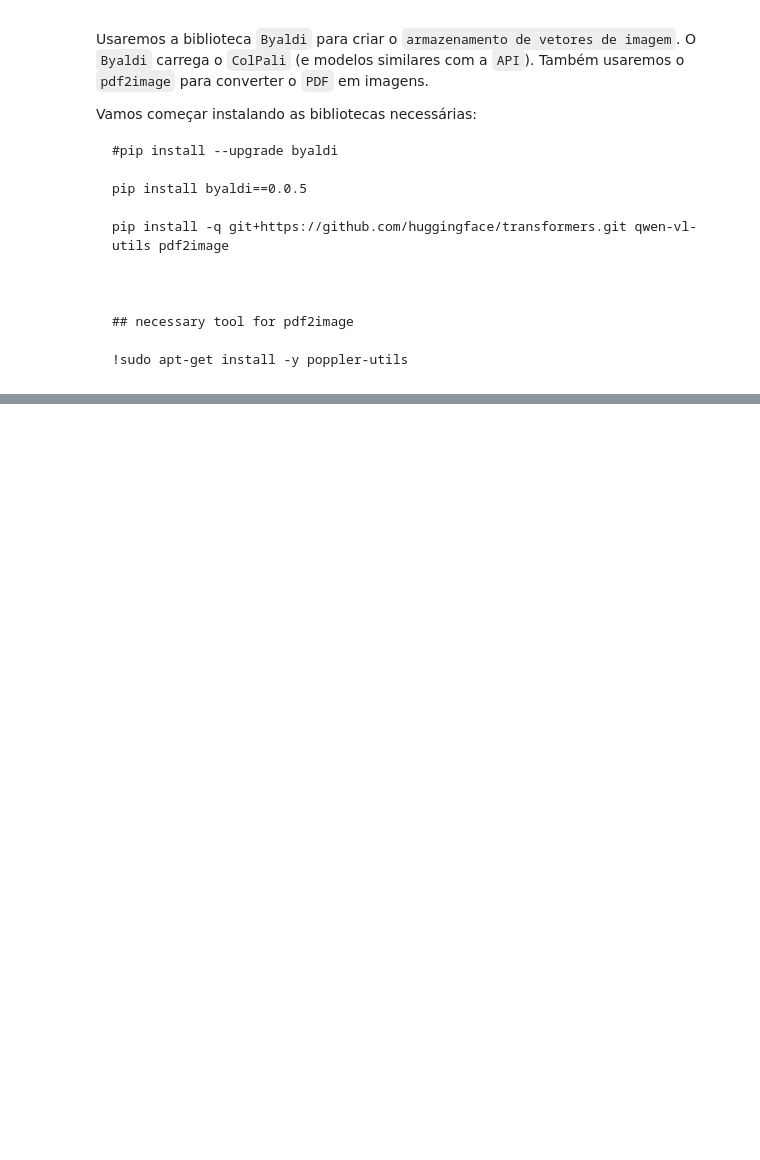
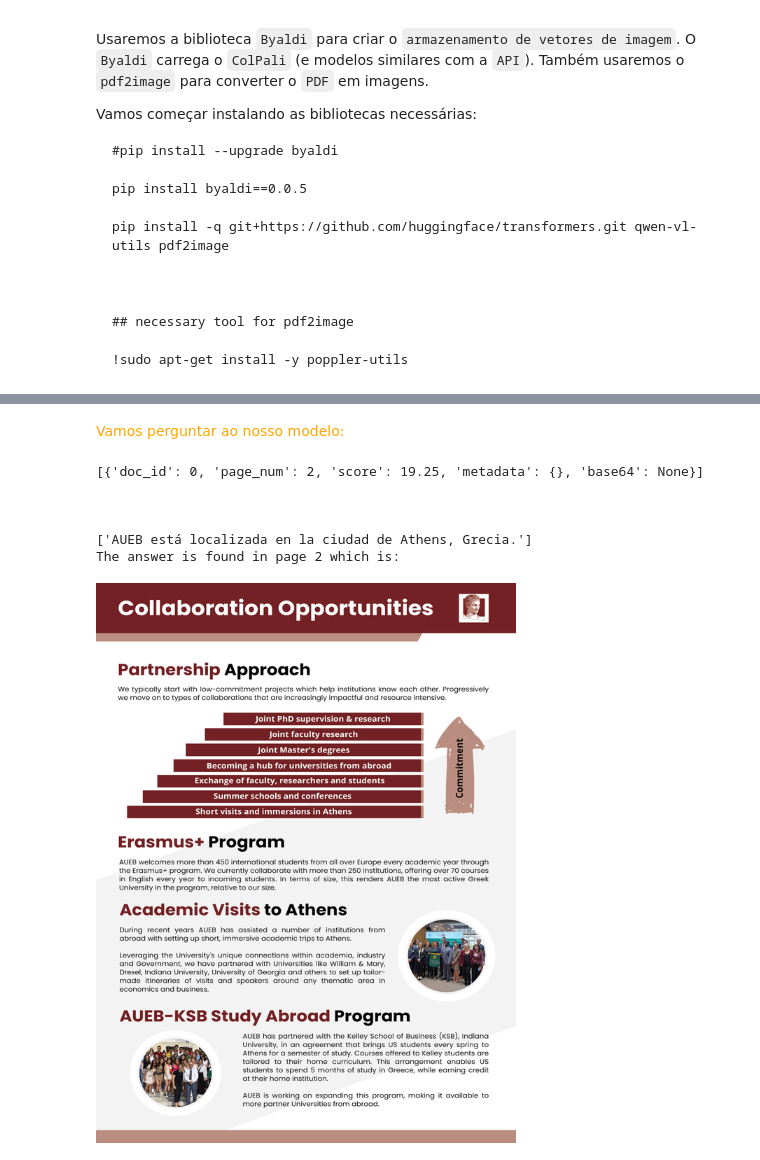
Before and after one commit to EddyGiusepe/Exploring_the_World_of_Programming_with_Python, a Jupyter notebook: 36_Vision_Language_Model-vLLM/1_vLLM.ipynb, the cells around one changed output, grey strips where cells are left out. Drawn from its saved outputs; the diff is of its cells as text; code cells hidden in the pictures; blank space fills up the shorter version.

Commit message:
Usando modelos de Visão

```diff
--- a/36_Vision_Language_Model-vLLM/1_vLLM.ipynb
+++ b/36_Vision_Language_Model-vLLM/1_vLLM.ipynb
@@ -347,0 +387,10 @@ pip install -q git+https://github.com/huggingface/transformers.git qwen-vl-utils
+# %%
+from byaldi import RAGMultiModalModel
+
+RAG = RAGMultiModalModel.from_pretrained("vidore/colpali")
+
+RAG.index(
+    input_path=pdf_filepath,
+    index_name="image_index", # index will be saved at .byaldi/index_name/
+    store_collection_with_index=False,
+    overwrite=True)
@@ -347,0 +417,12 @@ pip install -q git+https://github.com/huggingface/transformers.git qwen-vl-utils
+# %%
+from transformers import Qwen2VLForConditionalGeneration, AutoTokenizer, AutoProcessor
+from qwen_vl_utils import process_vision_info
+import torch
+
+
+vlm_name = "Qwen/Qwen2-VL-2B-Instruct"
+model = Qwen2VLForConditionalGeneration.from_pretrained(vlm_name,
+                                                        torch_dtype="auto", # "auto"
+                                                        device_map="cpu") # "auto"
+
+processor = AutoProcessor.from_pretrained(vlm_name)
@@ -347,0 +486,18 @@ pip install -q git+https://github.com/huggingface/transformers.git qwen-vl-utils
+# %% [markdown]
+<font color="orange">Vamos perguntar ao nosso modelo:</font>
+# %%
+text_query = "Onde a AUEB está localizada?" #"Where AUEB is located?"
+output_text, page_number, image =  extract_answer_from_pdf(text_query)
+
+print("\n\n")
+print(output_text)
+print(f"The answer is found in page {page_number} which is:")
+display(image.resize((600, 800), PILImage.Resampling.LANCZOS))
+# %% [output]
+[{'doc_id': 0, 'page_num': 2, 'score': 19.25, 'metadata': {}, 'base64': None}]
+
+
+
+['AUEB está localizada en la ciudad de Athens, Grecia.']
+The answer is found in page 2 which is:
+[figure, added]
```
Also changed, not shown: parts of 24 cells of this notebook.
